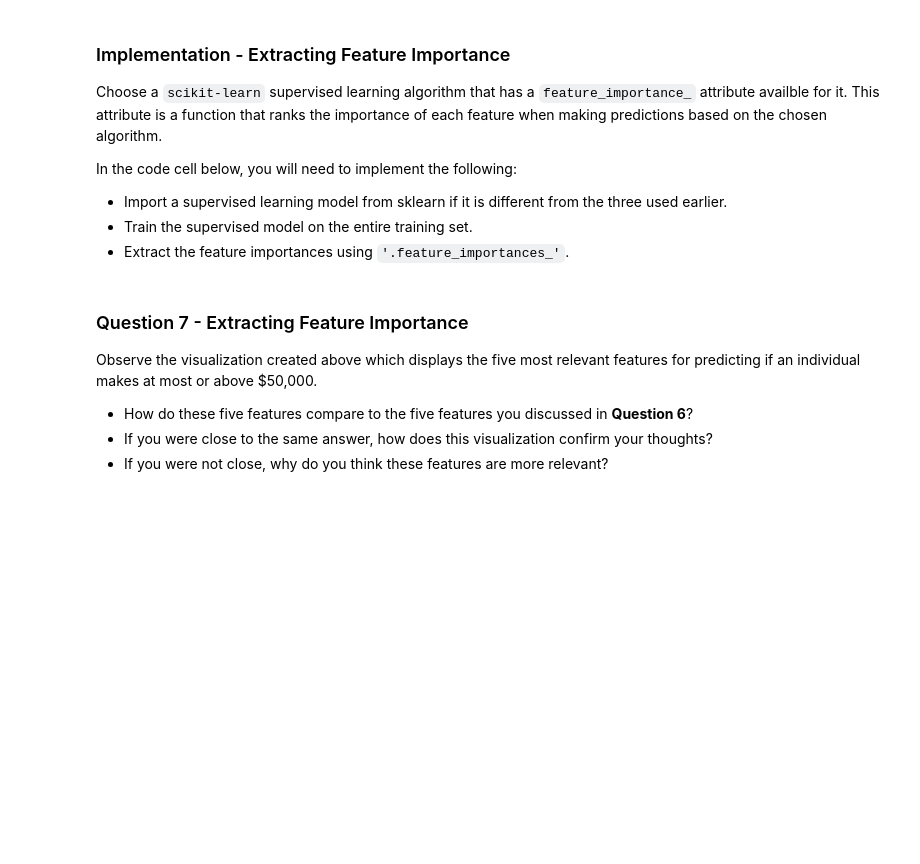
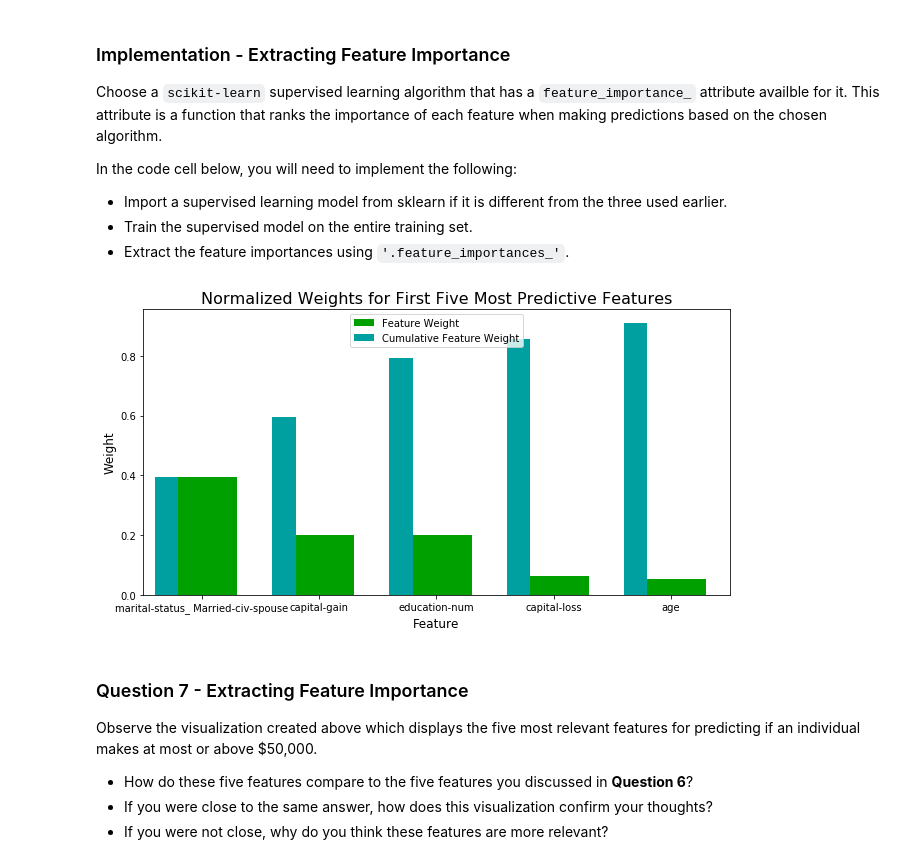
Before and after one commit to somya1212/Finding-Donors-for-CharityML, a Jupyter notebook: finding_donors.ipynb, the cells around one changed output. Drawn from its saved outputs; the diff is of its cells as text; code cells hidden in the pictures; blank space fills up the shorter version.

Commit message:
Updated algorithms
Fit the model to supervised learning algorithms.

```diff
--- a/finding_donors.ipynb
+++ b/finding_donors.ipynb
@@ -495,15 +601,17 @@ In the code cell below, you will need to implement the following:
 # %%
 # TODO: Import a supervised learning model that has 'feature_importances_'
 
 
 # TODO: Train the supervised model on the training set using .fit(X_train, y_train)
-model = None
+model = GradientBoostingClassifier().fit(X_train, y_train)
 
 # TODO: Extract the feature importances using .feature_importances_
-importances = None
+importances = model.feature_importances_
 
 # Plot
 vs.feature_plot(importances, X_train, y_train)
+# %% [output]
+[figure, added]
 # %% [markdown]
 ### Question 7 - Extracting Feature Importance
 
```
Also changed, not shown: parts of 12 cells of this notebook.
